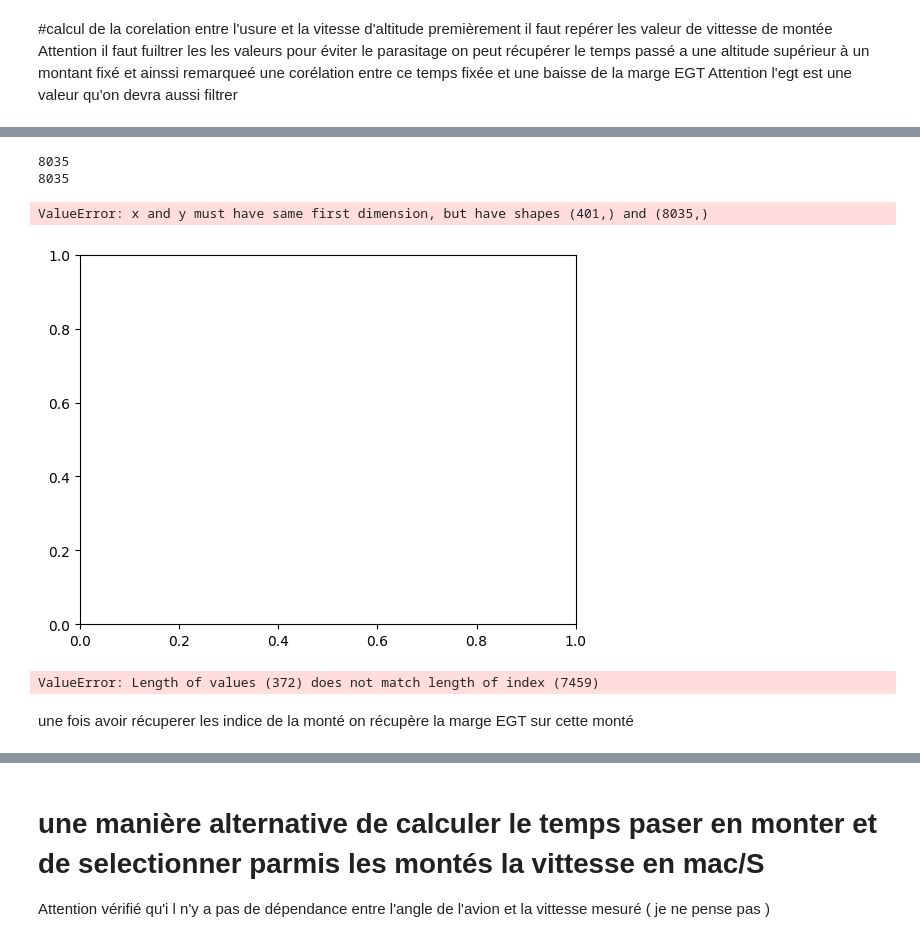
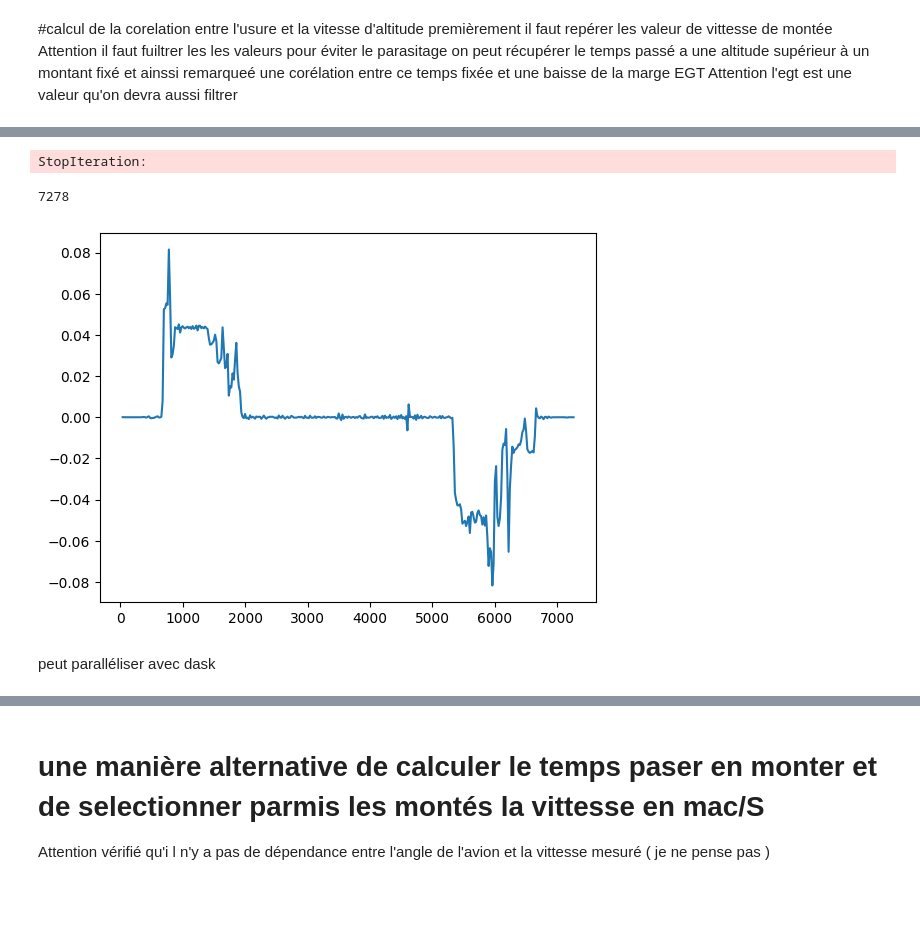
Before and after one commit to KrValentin/stats_descriptive_project, a Jupyter notebook: notebooks/Felix001.ipynb, the cells around one changed output, grey strips where cells are left out. Drawn from its saved outputs; the diff is of its cells as text; code cells hidden in the pictures; blank space fills up the shorter version.

Commit message:
avancement sur deriv

```diff
--- a/notebooks/Felix001.ipynb
+++ b/notebooks/Felix001.ipynb
@@ -110,12 +148,31 @@ def deriv_glissante(df):
+# %%
+DF_monte.partitions[10].compute()
+# %% [output]
+StopIteration:
+# %%
+df=ddf_norm1.partitions[10].compute()
+y = df['ALT'].rolling(window = 20).mean()
+I = range(y.index[0], y.index[-1],20)
+dy = y[I[1:]].values- y[I[:-1]].values
+plt.plot(I[1:], dy)
+len(y)
+# %% [output]
+7278
+[figure, added]
 # %%
-df12=ddf_norm1.partitions[59].compute()
-dy2=np.zeros(len(df12))
-[dy2,I2]=deriv_glissante(df12)
-print(len(dy2))
-print(len(df12))
-plt.plot(I2[1:], dy2)
+df12=ddf_norm1.partitions[100].compute()
+
+[df_monte]=deriv_glissante(df12)
+
+
+#plt.plot(df12['EGT_1'][I_monte])
+
+
+#duree de la monte
+duree=len(df_monte2)*20
+#Indice monte
+I_monte=df_monte2.index*20
+#calcul de l'egt max pour chaque moteur pendant la monté
+EGT_max_monte1=df['EGT_1'][I_monte].max()
+EGT_max_monte2=df['EGT_2'][I_monte].max()
+EGT_max_monte=max(EGT_max_monte1,EGT_max_monte2)
-# %% [output]
-8035
-8035
-ValueError: x and y must have same first dimension, but have shapes (401,) and (8035,)
-[figure, removed]
@@ -124,4 +178,0 @@ Derive = ddf1.map_partitions(lambda df: deriv_glissante(df)).compute()
-# %%
-df.assign(dy=lambda df: deriv_glissante(df))
-# %% [output]
-ValueError: Length of values (372) does not match length of index (7459)
@@ -147,2 +179,2 @@ df[df['dy']>10] # ce qu'on veut théoriquement faire
-# %% [markdown]
-une fois avoir récuperer les indice de la monté on récupère la marge EGT sur cette monté
+# %% [markdown]
+peut paralléliser avec dask
```
Also changed, not shown: parts of 10 cells of this notebook.
